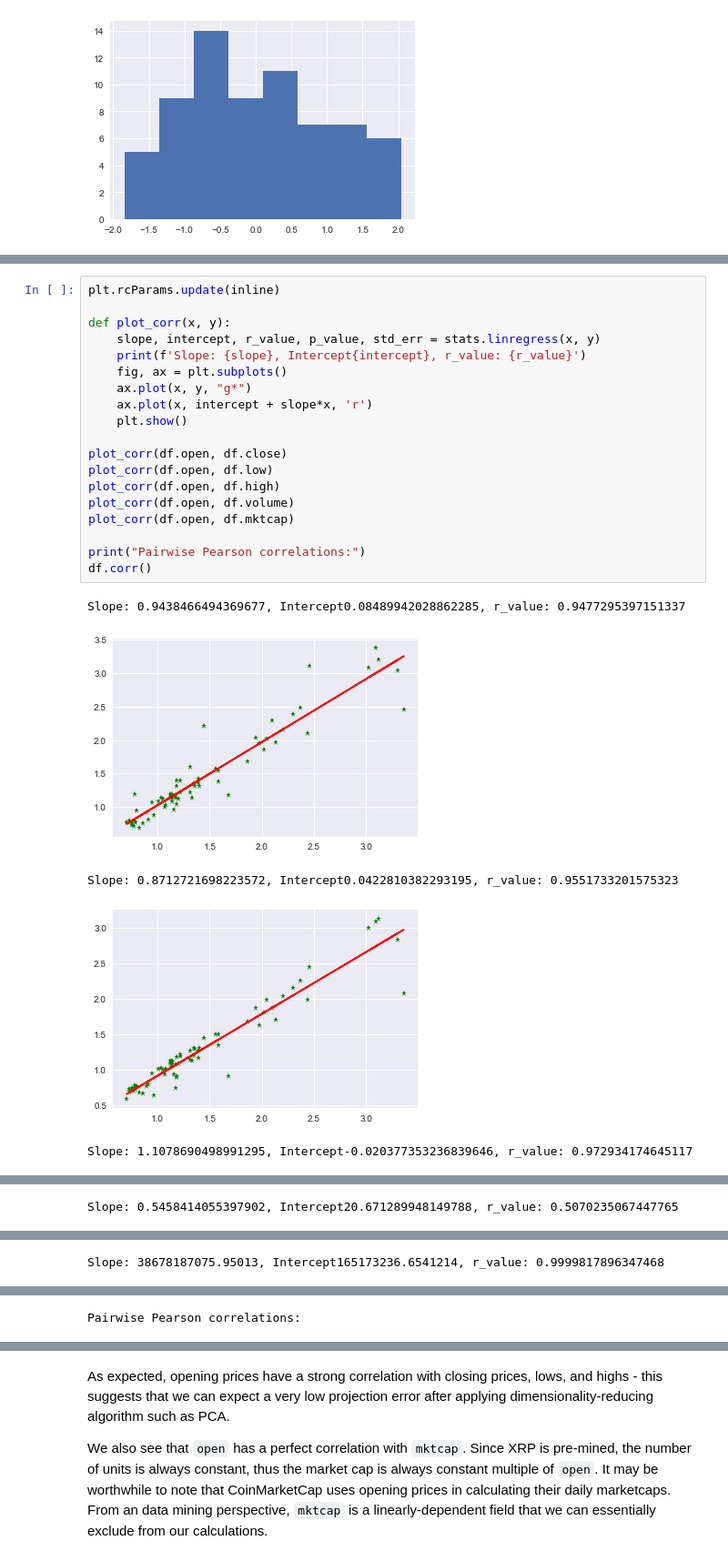
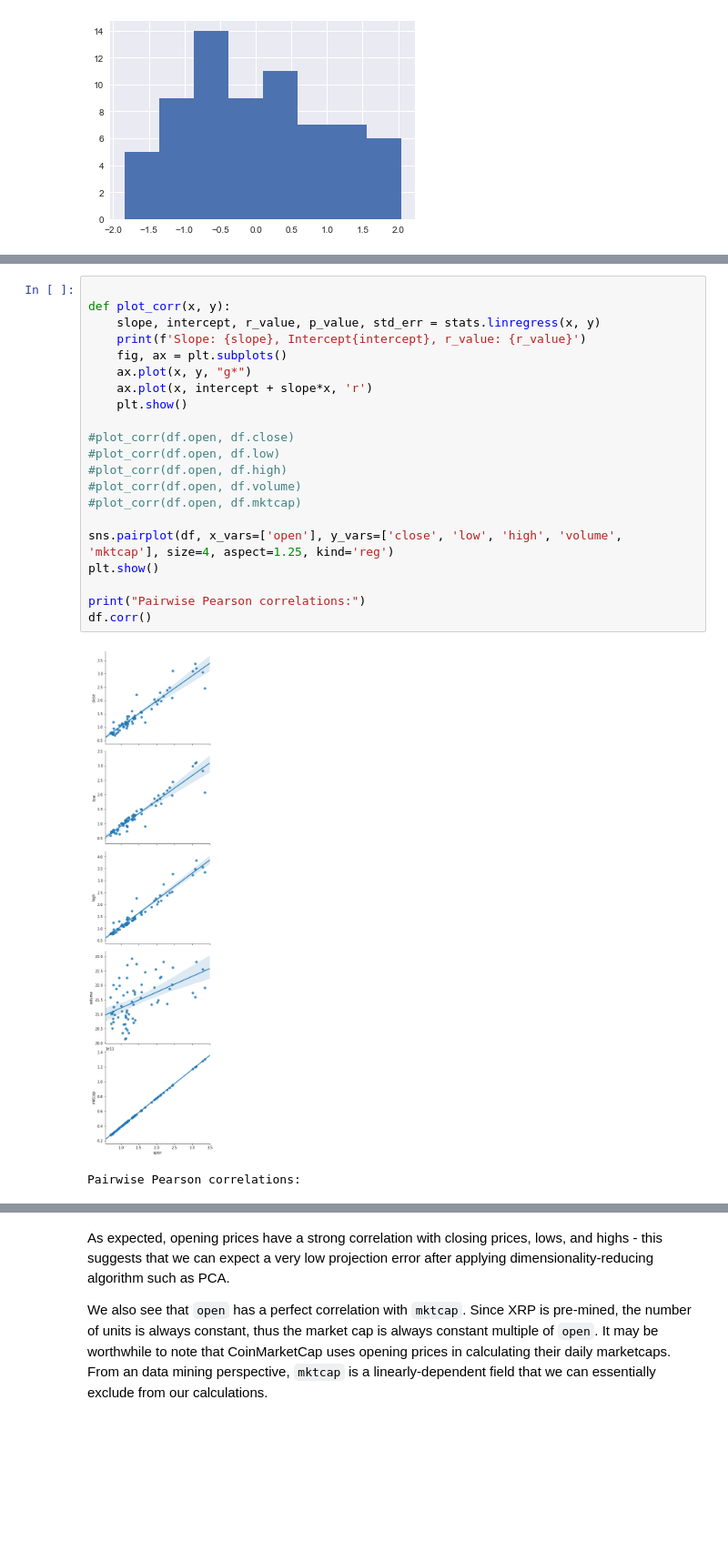
Before and after one commit to welsny/crypto-analysis, a Jupyter notebook: Strategies.ipynb, the cells around one changed output, grey strips where cells are left out. Shown at 91% size. Cells and saved outputs as stored; diff of their text form; blank space fills up the shorter version.

```diff
--- a/Strategies.ipynb
+++ b/Strategies.ipynb
@@ -99,25 +100,24 @@ Before we move on, we will look for correlations between our fields show evidenc
 # %%
-plt.rcParams.update(inline)
 
 def plot_corr(x, y):
     slope, intercept, r_value, p_value, std_err = stats.linregress(x, y)
     print(f'Slope: {slope}, Intercept{intercept}, r_value: {r_value}')
     fig, ax = plt.subplots()
     ax.plot(x, y, "g*")
     ax.plot(x, intercept + slope*x, 'r')
     plt.show()
 
-plot_corr(df.open, df.close)
-plot_corr(df.open, df.low)
-plot_corr(df.open, df.high)
-plot_corr(df.open, df.volume)
-plot_corr(df.open, df.mktcap)
+#plot_corr(df.open, df.close)
+#plot_corr(df.open, df.low)
+#plot_corr(df.open, df.high)
+#plot_corr(df.open, df.volume)
+#plot_corr(df.open, df.mktcap)
+
+sns.pairplot(df, x_vars=['open'], y_vars=['close', 'low', 'high', 'volume', 'mktcap'], size=4, aspect=1.25, kind='reg')
+plt.show()
 
 print("Pairwise Pearson correlations:")
 df.corr()
 # %% [output]
+[figure, new version]
-Slope: 0.9438466494369677, Intercept0.08489942028862285, r_value: 0.9477295397151337
+Pairwise Pearson correlations:
-[figure, old version]
-Slope: 0.8712721698223572, Intercept0.0422810382293195, r_value: 0.9551733201575323
-[figure, removed]
-Slope: 1.1078690498991295, Intercept-0.020377353236839646, r_value: 0.972934174645117
@@ -125 +123,0 @@ Slope: 1.1078690498991295, Intercept-0.020377353236839646, r_value: 0.9729341746
-Slope: 0.5458414055397902, Intercept20.671289948149788, r_value: 0.5070235067447765
@@ -127 +123,0 @@ Slope: 0.5458414055397902, Intercept20.671289948149788, r_value: 0.5070235067447
-Slope: 38678187075.95013, Intercept165173236.6541214, r_value: 0.9999817896347468
@@ -129,4 +124,3 @@ Slope: 38678187075.95013, Intercept165173236.6541214, r_value: 0.999981789634746
-Pairwise Pearson correlations:
 |  | open | high | low | close | volume | mktcap |
 | open | 1.000000 | 0.972934 | 0.955173 | 0.947730 | 0.507024 | 0.999982 |
 | high | 0.972934 | 1.000000 | 0.958757 | 0.980391 | 0.606953 | 0.972807 |
```
Also changed, not shown: parts of 6 cells of this notebook, 1 other file.
